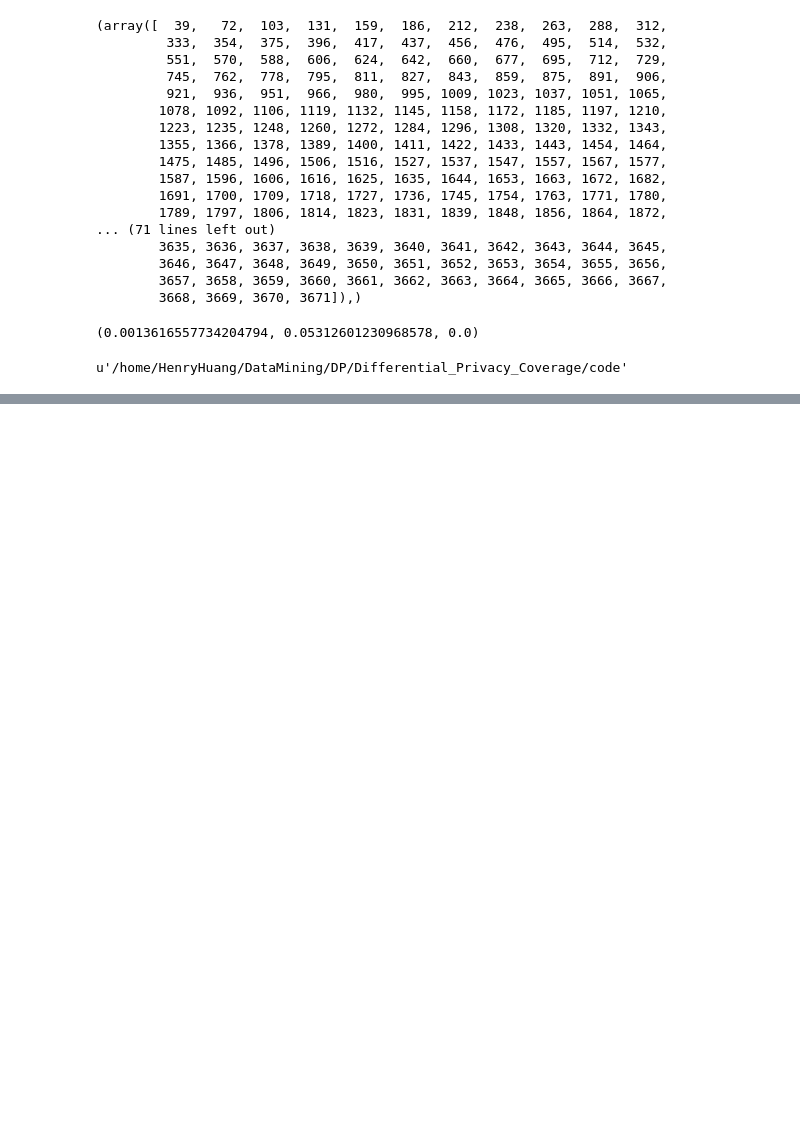
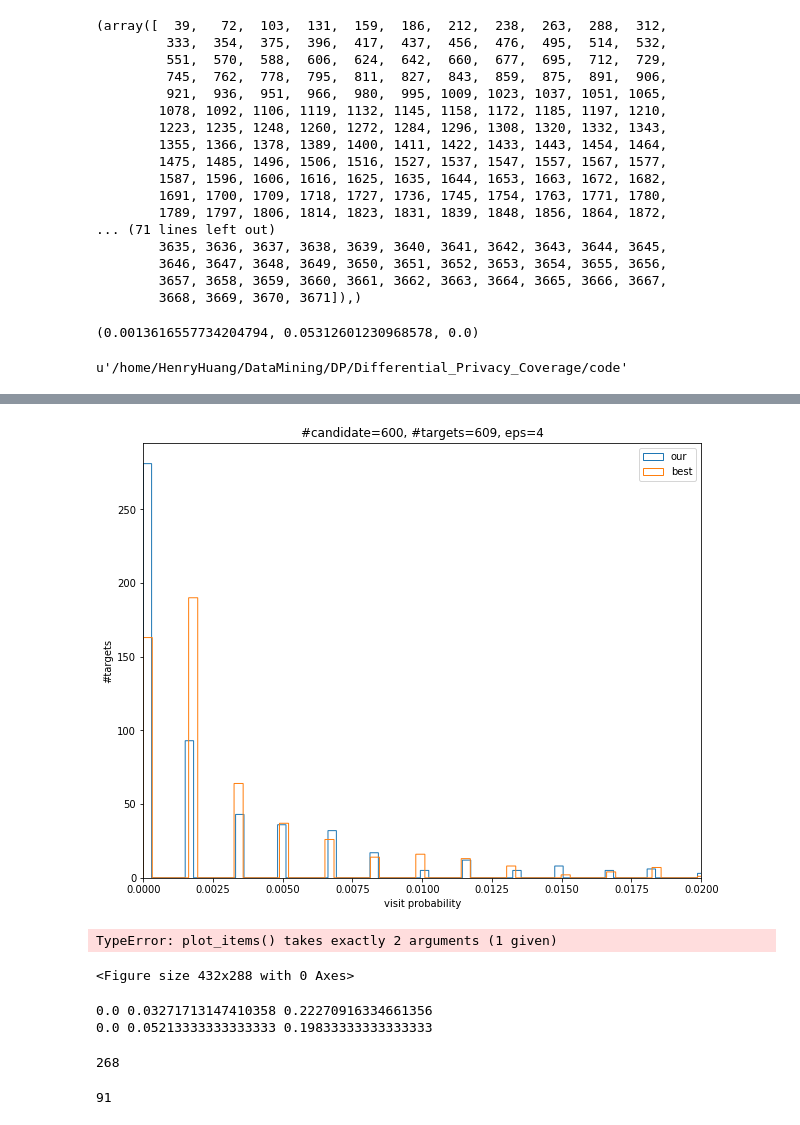
Before and after one commit to HenryNebula/Differential_Privacy_Coverage, a Jupyter notebook: code/Test Notebook.ipynb, the cells around one changed output, grey strips where cells are left out. Cells and saved outputs as stored; diff of their text form; code cells hidden in the pictures; blank space fills up the shorter version.

```diff
--- a/code/Test Notebook.ipynb
+++ b/code/Test Notebook.ipynb
@@ -195,0 +217,8 @@ array([ 21,  36,  74, 109, 155])
+# %%
+best_choice = np.load("best_choice.npy")
+best_choice = np.array(best_choice, dtype=np.float64)
+best_choice /= 600.0
+crowd_choice = np.load("crowd_choice.npy")
+random_choice = np.load("random_choice.npy")
+
+our_choice = np.load('our_choice.npy')
@@ -195,0 +237,33 @@ array([ 21,  36,  74, 109, 155])
+# %%
+def plot_prior(prior_list):
+    color = ['b', 'y', 'r', 'g']
+    color = color[:len(prior_list)]
+    plt.figure(figsize=(10,8))
+    plt.xlim((0,0.02))
+    plt.xlabel('visit probability')
+    plt.ylabel('#targets')
+    for p,c in zip(prior_list, color):
+        plt.hist(p, histtype='step', bins= len(p), align='mid')
+#     plt.legend(['random', 'best','crowd'])
+    plt.legend(['our', 'best'])
+    plt.title('#candidate=600, #targets=609, eps=4')
+# prior_list = [best_choice, random_choice]
+# # prior_list = [(random_choice - crowd_choice) * 600]
+# plot_prior(prior_list)
+
+prior_list = [our_choice, best_choice]
+# prior_list = [(random_choice - crowd_choice) * 600]
+plot_prior(prior_list)
+# %% [output]
+[figure, added]
+# %%
+best_items = word_count(best_choice)
+crowd_items = word_count(crowd_choice)
+
+ax = plt.figure()
+plot_items(best_items)
+plot_items(crowd_items)
+ax.legend(['best', 'pool'])
+# %% [output]
+TypeError: plot_items() takes exactly 2 arguments (1 given)
+<Figure size 432x288 with 0 Axes>
@@ -195,0 +274,14 @@ array([ 21,  36,  74, 109, 155])
+# %%
+cal_stats(crowd_items)
+cal_stats(best_items)
+# %% [output]
+0.0 0.03271713147410358 0.22270916334661356
+0.0 0.05213333333333333 0.19833333333333333
+# %%
+np.sum((random_choice - crowd_choice)*600 < 0)
+# %% [output]
+268
+# %%
+np.sum((best_choice - random_choice) * 600 < 0)
+# %% [output]
+91
```
Also changed, not shown: parts of 17 cells of this notebook, 15 other files.
